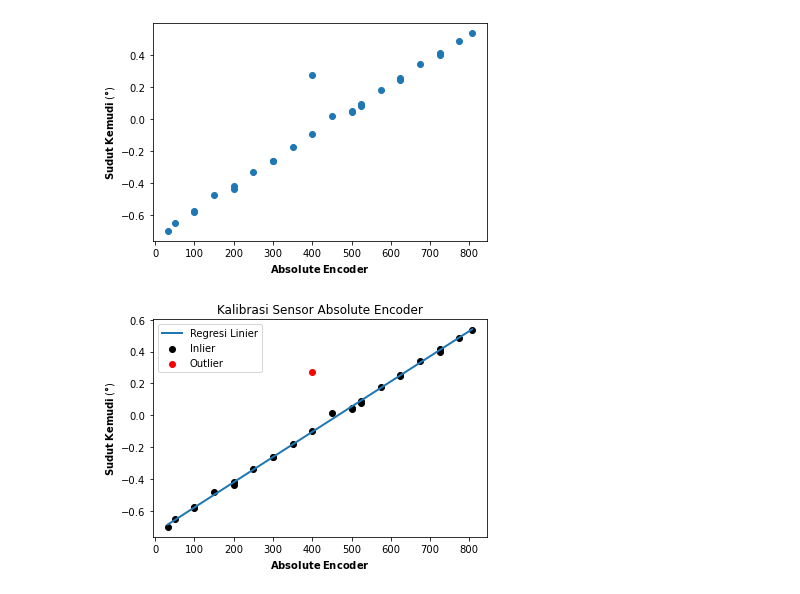
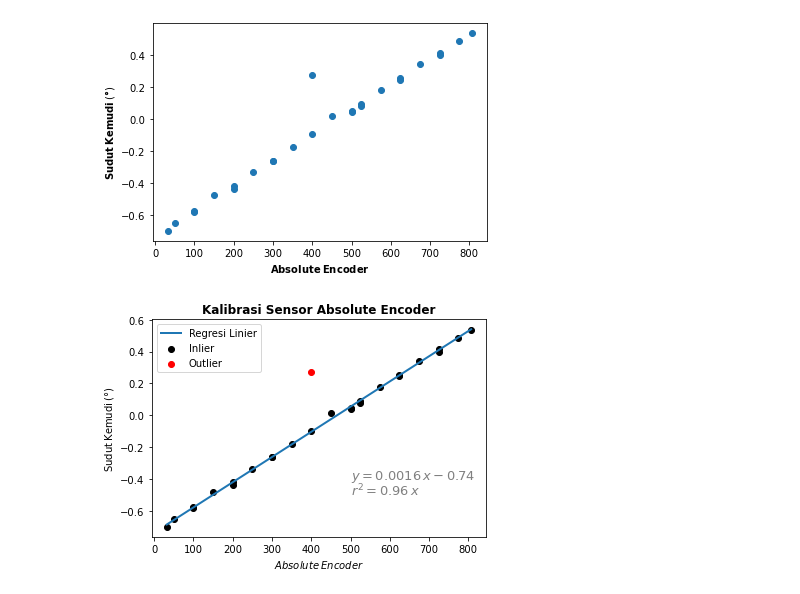
Before and after one commit to fadamsyah/final-project, a Jupyter notebook: Absolute Encoder/calibration_nb.ipynb, the cells around one changed output. Saved outputs shown, nothing was run; the diff lists cells and outputs as text; code cells hidden in the pictures.

```diff
--- a/Absolute Encoder/calibration_nb.ipynb
+++ b/Absolute Encoder/calibration_nb.ipynb
@@ -52,11 +55,15 @@ plt.show()
 # %%
 plt.plot(X, model.predict(X), linewidth=2.0, label='Regresi Linier')
 plt.scatter(X[inlier_mask], δ[inlier_mask], color='black', label=r'Inlier')
 plt.scatter(X[outlier_mask], δ[outlier_mask], color='red', label=r'Outlier')
 plt.legend()
-plt.xlabel(r'$\mathbf{Absolute\:Encoder}$')
-plt.ylabel(r'$\mathbf{Sudut\:Kemudi\:\left(\degree\right)}$')
-plt.title(r'Kalibrasi Sensor Absolute Encoder')
+plt.xlabel(r'$\mathit{Absolute\:Encoder}$')
+plt.ylabel(r'$\mathrm{Sudut\:Kemudi\:}\left(\degree\right)$', fontweight="bold")
+plt.title(r'Kalibrasi Sensor Absolute Encoder', fontweight="bold")
+pos = [500,-0.5]
+plt.text(pos[0], pos[1]+0.1, r'$y={:.2}\,x-{:.2}$'.format(model.estimator_.coef_[0,0], np.abs(model.estimator_.intercept_[0])), fontsize=13, color='gray')
+plt.text(pos[0], pos[1], r'$r^2={:.2}\,x$'.format(model.score(X, δ)), fontsize=13, color='gray')
+plt.savefig('kalibrasi_absolute_encoder.png', dpi=400, transparent=True)
 plt.show()
 # %% [output]
-[figure, old version]
+[figure, new version]
```
Also changed, not shown: parts of 1 cell of this notebook, 6 other files.
